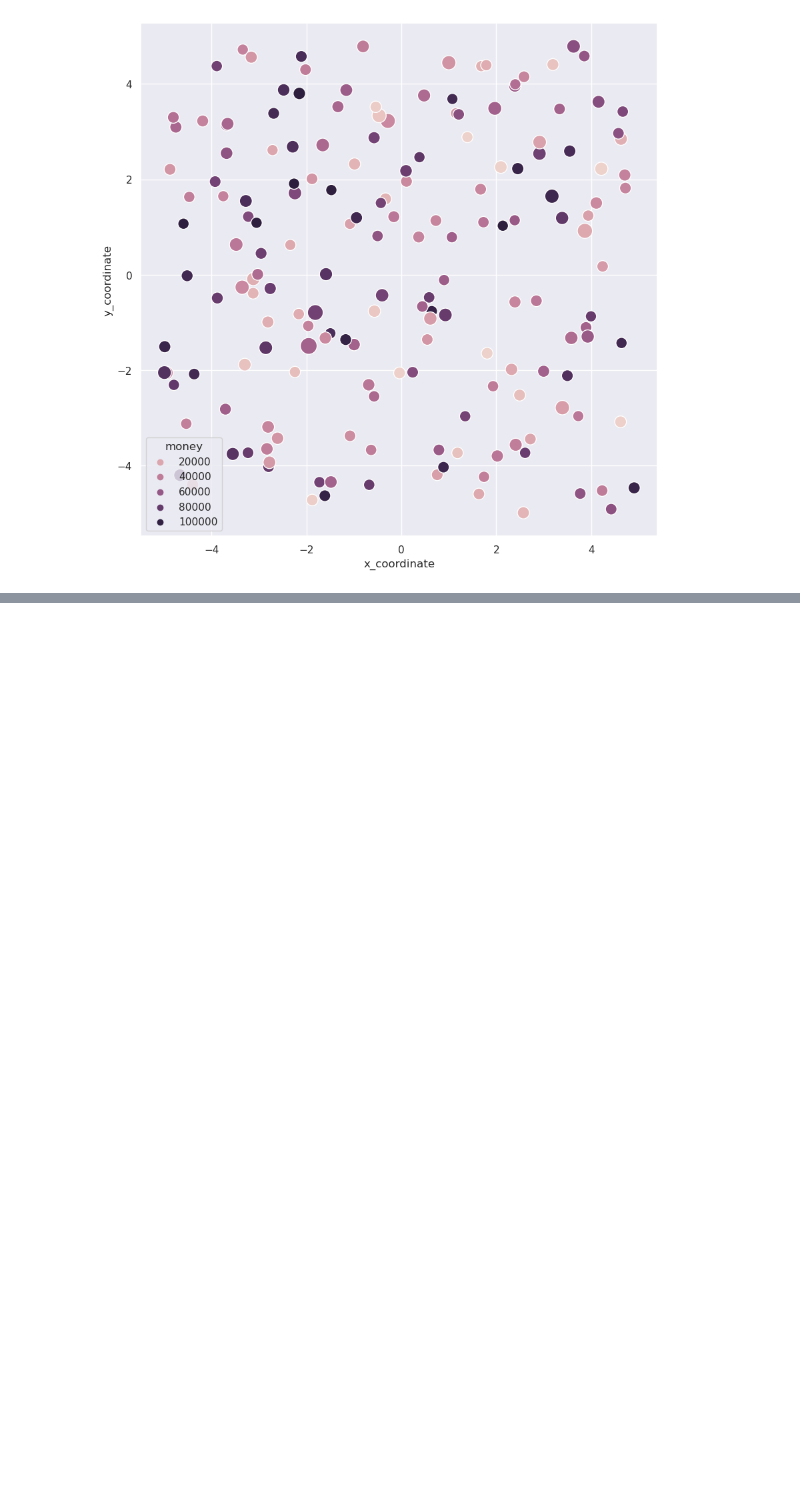
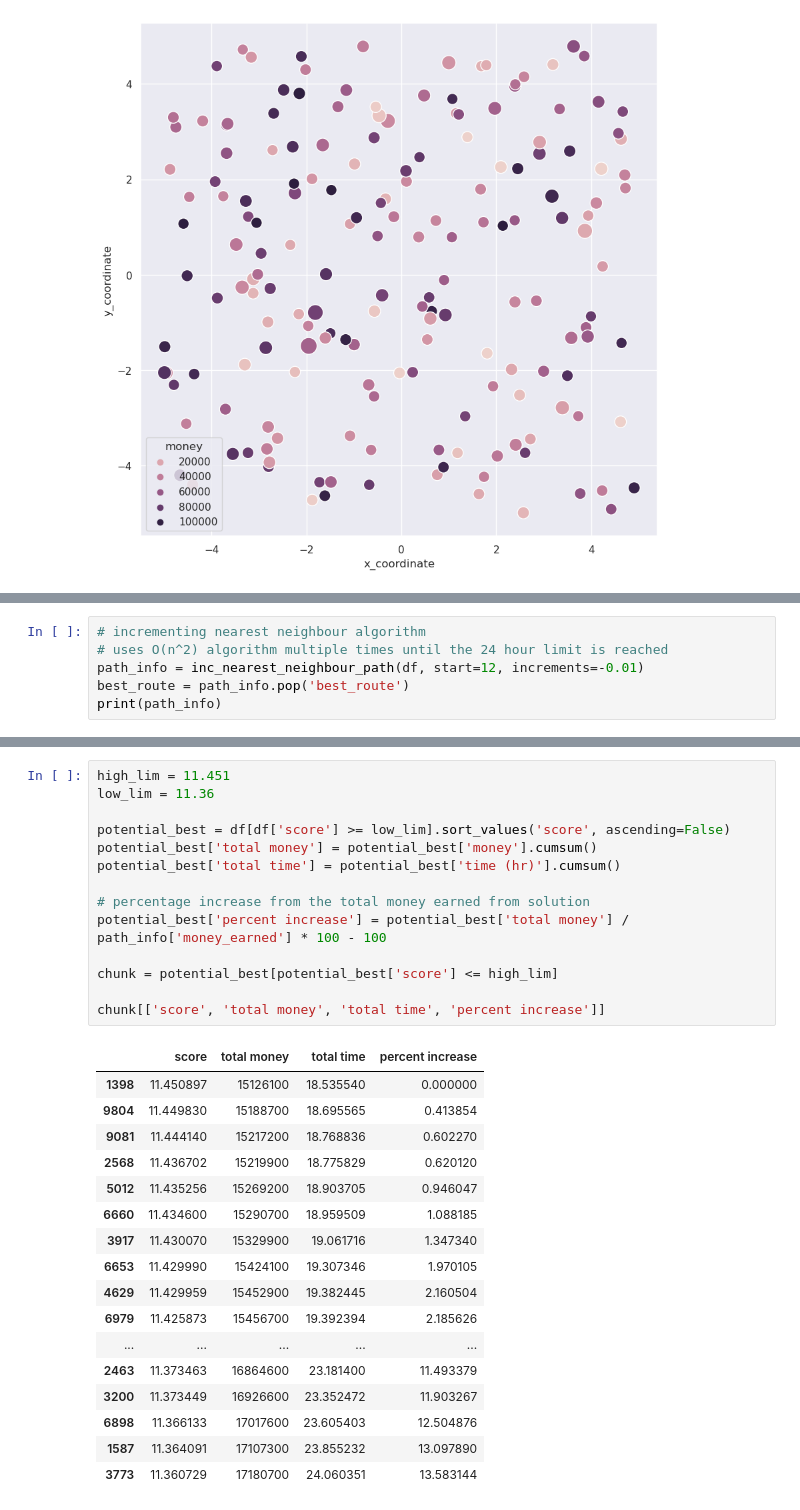
Before and after one commit to pavel-borovikov/algorithms_project, a Jupyter notebook: bank_heist.ipynb, the cells around one changed output, grey strips where cells are left out. Saved outputs shown, nothing was run; the diff lists cells and outputs as text; blank space fills up the shorter version.

```diff
--- a/bank_heist.ipynb
+++ b/bank_heist.ipynb
@@ -184,0 +146,6 @@ Banks visited : 293
+# %%
+# incrementing nearest neighbour algorithm
+# uses O(n^2) algorithm multiple times until the 24 hour limit is reached
+path_info = inc_nearest_neighbour_path(df, start=12, increments=-0.01)
+best_route = path_info.pop('best_route')
+print(path_info)
@@ -192,0 +187,32 @@ plt.show()
+# %%
+high_lim = 11.451
+low_lim = 11.36
+
+potential_best = df[df['score'] >= low_lim].sort_values('score', ascending=False)
+potential_best['total money'] = potential_best['money'].cumsum()
+potential_best['total time'] = potential_best['time (hr)'].cumsum()
+
+# percentage increase from the total money earned from solution
+potential_best['percent increase'] = potential_best['total money'] / path_info['money_earned'] * 100 - 100
+
+chunk = potential_best[potential_best['score'] <= high_lim]
+
+chunk[['score', 'total money', 'total time', 'percent increase']]
+# %% [output]
+|  | score | total money | total time | percent increase |
+| 1398 | 11.450897 | 15126100 | 18.535540 | 0.000000 |
+| 9804 | 11.449830 | 15188700 | 18.695565 | 0.413854 |
+| 9081 | 11.444140 | 15217200 | 18.768836 | 0.602270 |
+| 2568 | 11.436702 | 15219900 | 18.775829 | 0.620120 |
+| 5012 | 11.435256 | 15269200 | 18.903705 | 0.946047 |
+| 6660 | 11.434600 | 15290700 | 18.959509 | 1.088185 |
+| 3917 | 11.430070 | 15329900 | 19.061716 | 1.347340 |
+| 6653 | 11.429990 | 15424100 | 19.307346 | 1.970105 |
+| 4629 | 11.429959 | 15452900 | 19.382445 | 2.160504 |
+| 6979 | 11.425873 | 15456700 | 19.392394 | 2.185626 |
+| ... | ... | ... | ... | ... |
+| 2463 | 11.373463 | 16864600 | 23.181400 | 11.493379 |
+| 3200 | 11.373449 | 16926600 | 23.352472 | 11.903267 |
+| 6898 | 11.366133 | 17017600 | 23.605403 | 12.504876 |
+| 1587 | 11.364091 | 17107300 | 23.855232 | 13.097890 |
+| 3773 | 11.360729 | 17180700 | 24.060351 | 13.583144 |
```
Also changed, not shown: parts of 6 cells of this notebook.
